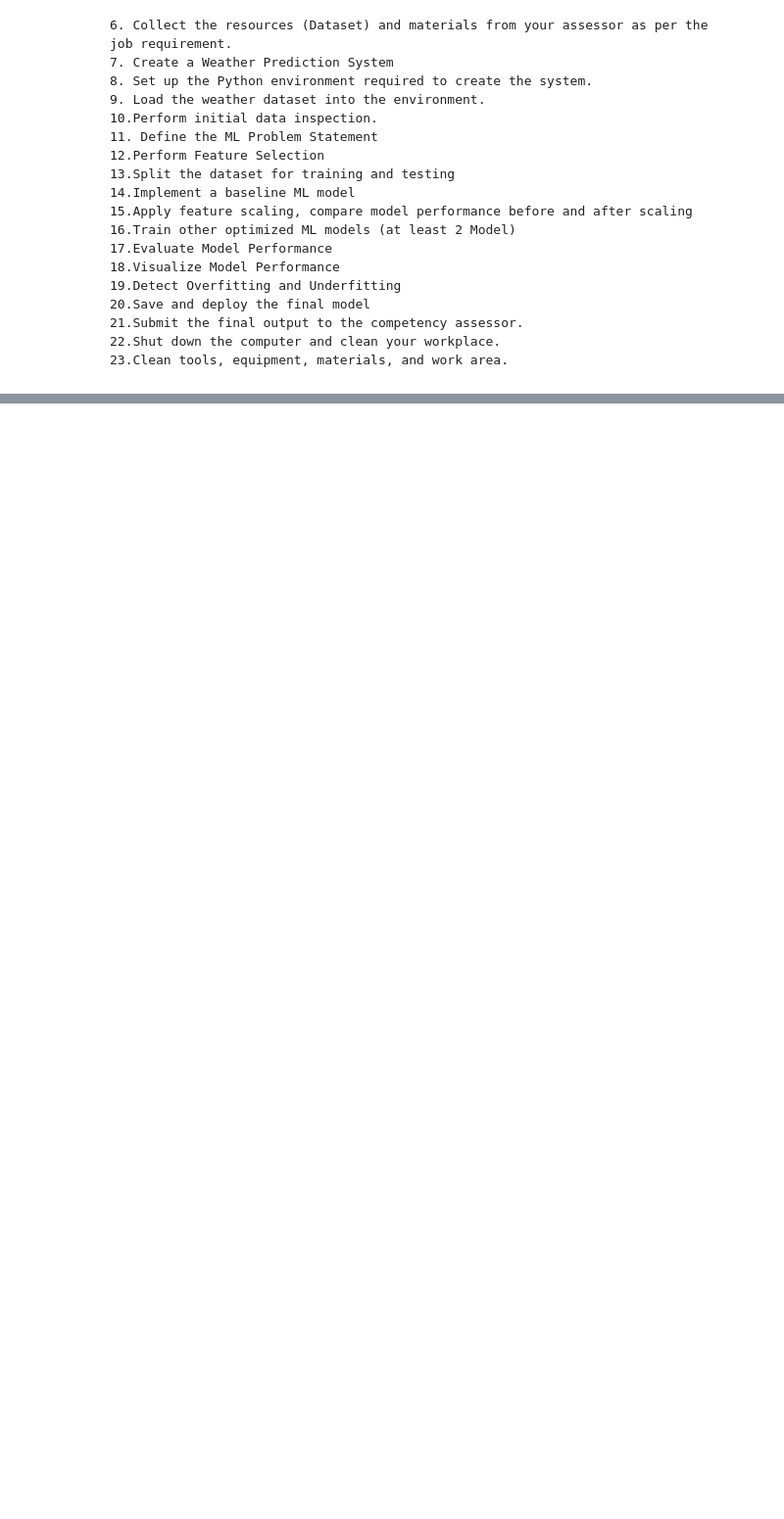
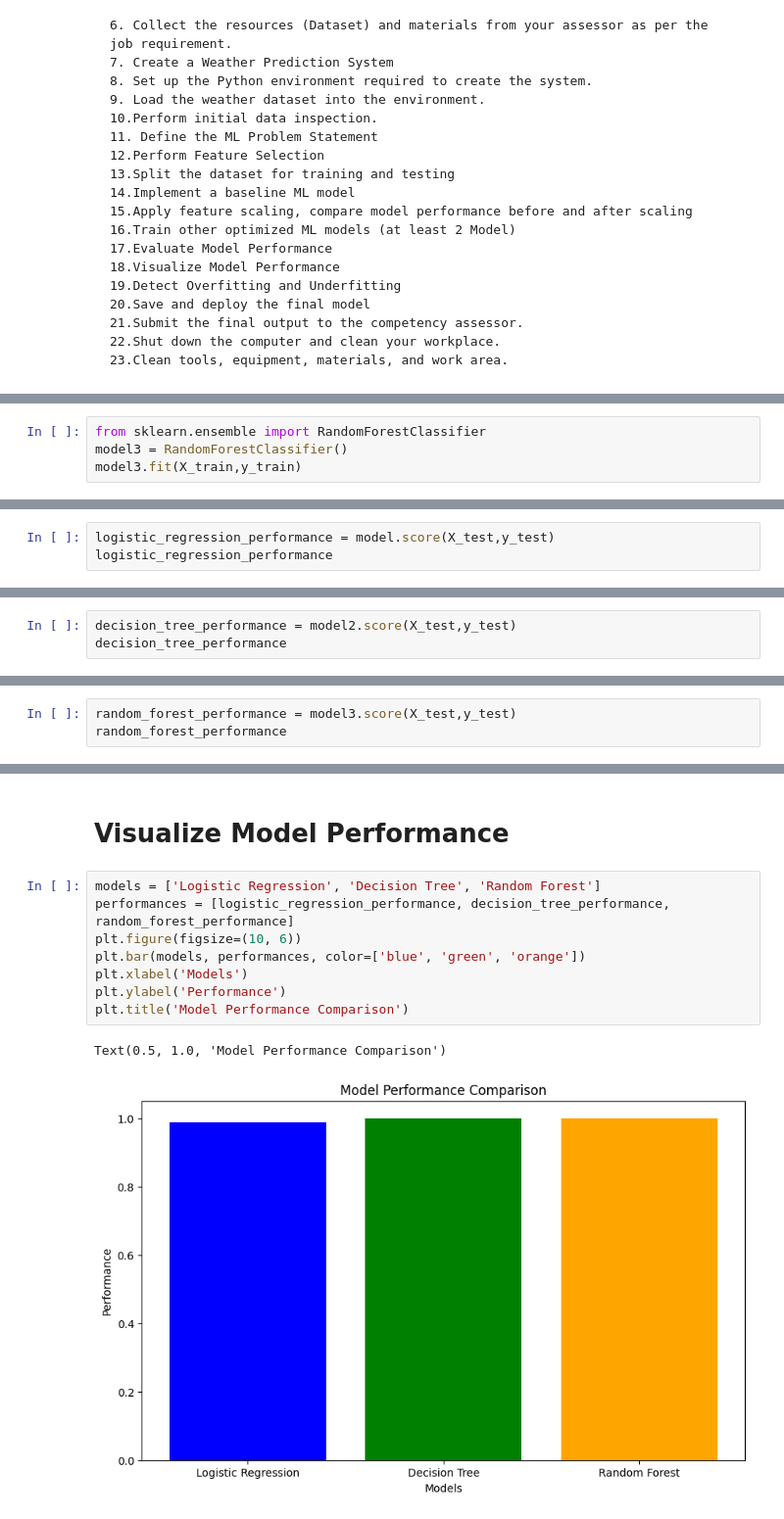
Before and after one commit to RHM-Romim/NSDA-Level6_tasks, a Jupyter notebook: Set1_job2_Weather Prediction System.ipynb, the cells around one changed output, grey strips where cells are left out. Shown at 98% size. Saved outputs shown, nothing was run; the diff lists cells and outputs as text; blank space fills up the shorter version.

```diff
--- a/Set1_job2_Weather Prediction System.ipynb
+++ b/Set1_job2_Weather Prediction System.ipynb
@@ -33,0 +295,4 @@ job requirement.
+# %%
+from sklearn.ensemble import RandomForestClassifier
+model3 = RandomForestClassifier()
+model3.fit(X_train,y_train)
@@ -33,0 +303,3 @@ job requirement.
+# %%
+logistic_regression_performance = model.score(X_test,y_test)
+logistic_regression_performance
@@ -33,0 +308,3 @@ job requirement.
+# %%
+decision_tree_performance = model2.score(X_test,y_test)
+decision_tree_performance
@@ -33,0 +313,3 @@ job requirement.
+# %%
+random_forest_performance = model3.score(X_test,y_test)
+random_forest_performance
@@ -33,0 +326,13 @@ job requirement.
+# %% [markdown]
+# Visualize Model Performance
+# %%
+models = ['Logistic Regression', 'Decision Tree', 'Random Forest']
+performances = [logistic_regression_performance, decision_tree_performance, random_forest_performance]
+plt.figure(figsize=(10, 6))
+plt.bar(models, performances, color=['blue', 'green', 'orange'])
+plt.xlabel('Models')
+plt.ylabel('Performance')
+plt.title('Model Performance Comparison')
+# %% [output]
+Text(0.5, 1.0, 'Model Performance Comparison')
+[figure, added]
```
Also changed, not shown: parts of 49 cells of this notebook.
